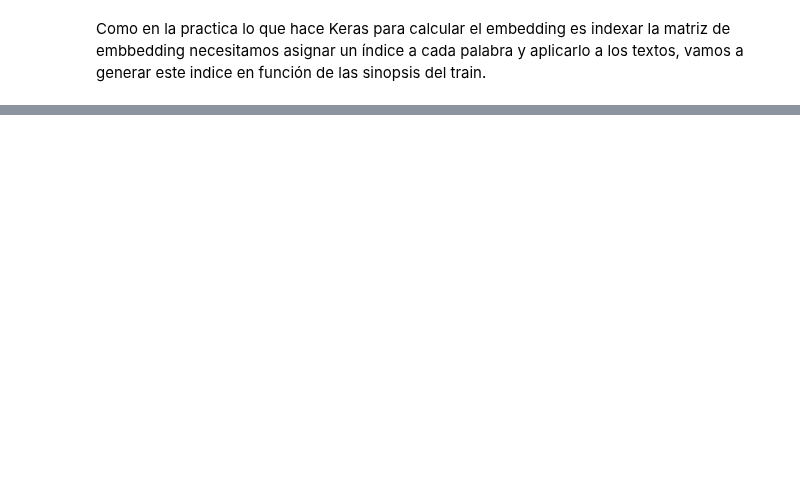
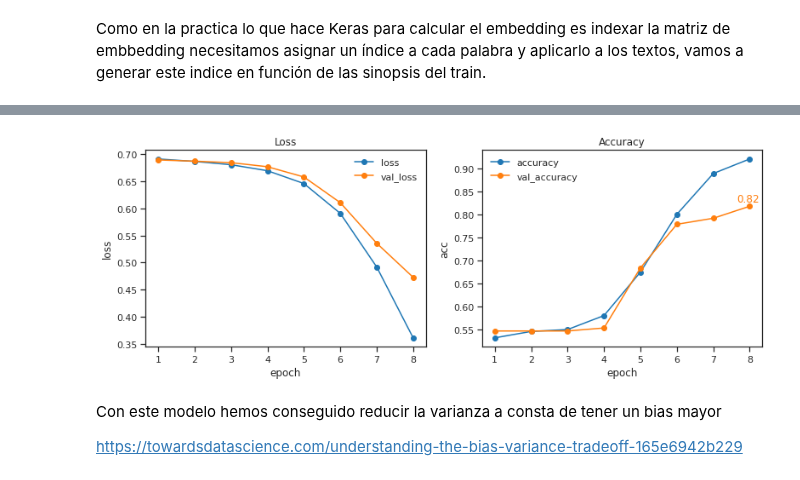
Before and after one commit to Jaimemorillo/ShouldIwatchThisMovie, a Jupyter notebook: Memoria_experiment3_2.ipynb, the cells around one changed output, grey strips where cells are left out. Saved outputs shown, nothing was run; the diff lists cells and outputs as text; code cells hidden in the pictures; blank space fills up the shorter version.

```diff
--- a/Memoria_experiment3_2.ipynb
+++ b/Memoria_experiment3_2.ipynb
@@ -214,0 +298,9 @@ array([   0,    0,    0,    0,    0,    0,    0,    0,    0,    0,    0,
+# %%
+epochs = 8
+batch_size = 8
+
+history = model.fit(X_train, y_train,
+                    epochs=epochs,
+                    verbose=True,
+                    validation_data=(X_val, y_val),
+                    batch_size=batch_size)
@@ -214,0 +324,32 @@ array([   0,    0,    0,    0,    0,    0,    0,    0,    0,    0,    0,
+# %%
+#Plot history
+
+fit_history = pd.DataFrame(history.history)
+fit_history['epoch'] = fit_history.index + 1
+
+fig, (ax1, ax2) = plt.subplots(1, 2, figsize=(13, 4.25))
+
+# Loss
+fit_history.plot(x='epoch', y=['loss', 'val_loss'], kind='line', ylabel='loss', title='Loss', marker='o', ax=ax1)
+# label points on the plot only if they are less than 0.43
+#for x, y in zip(fit_history['epoch'], fit_history['val_loss']):
+#  if y <0.43:
+#   ax1.text(x = x - 0.35, # x-coordinate position of data label
+#            y = y + 0.02, # y-coordinate position of data label, adjusted to be 150 below the data point
+#            s = '{:.2f}'.format(y), # data label, formatted to ignore decimals
+#            color = 'tab:orange') # set colour of line
+
+# Acc
+fit_history.plot(x='epoch', y=['accuracy', 'val_accuracy'], kind='line', ylabel='acc', title='Accuracy', marker='o', ax=ax2)
+for x, y in zip(fit_history['epoch'], fit_history['val_accuracy']):
+  if y >0.80:
+   ax2.text(x = x - 0.35, # x-coordinate position of data label
+            y = y + 0.01, # y-coordinate position of data label, adjusted to be 150 below the data point
+            s = '{:.2f}'.format(y), # data label, formatted to ignore decimals
+            color = 'tab:orange') # set colour of line
+# %% [output]
+[figure, added]
+# %% [markdown]
+Con este modelo hemos conseguido reducir la varianza a consta de tener un bias mayor
+
+https://towardsdatascience.com/understanding-the-bias-variance-tradeoff-165e6942b229
```
Also changed, not shown: parts of 30 cells of this notebook.
